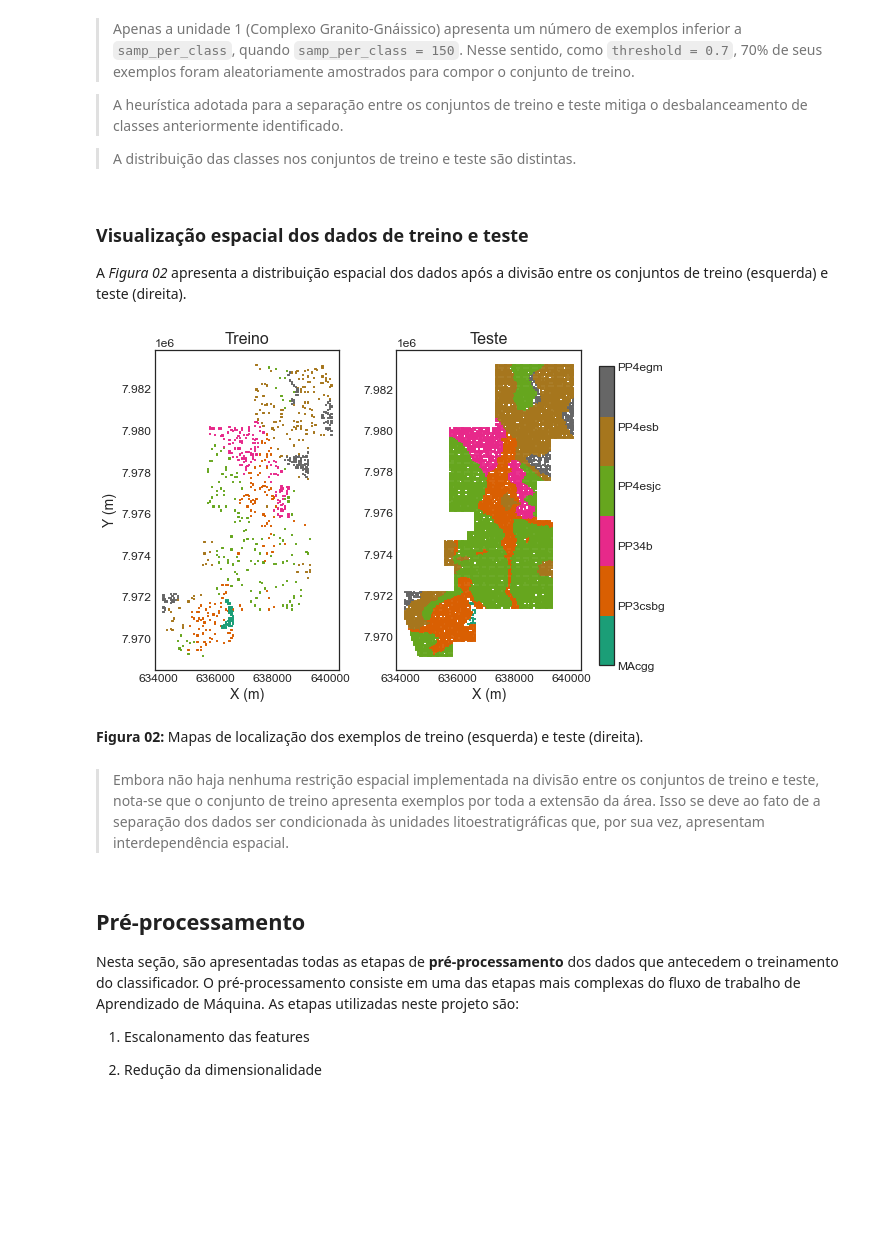
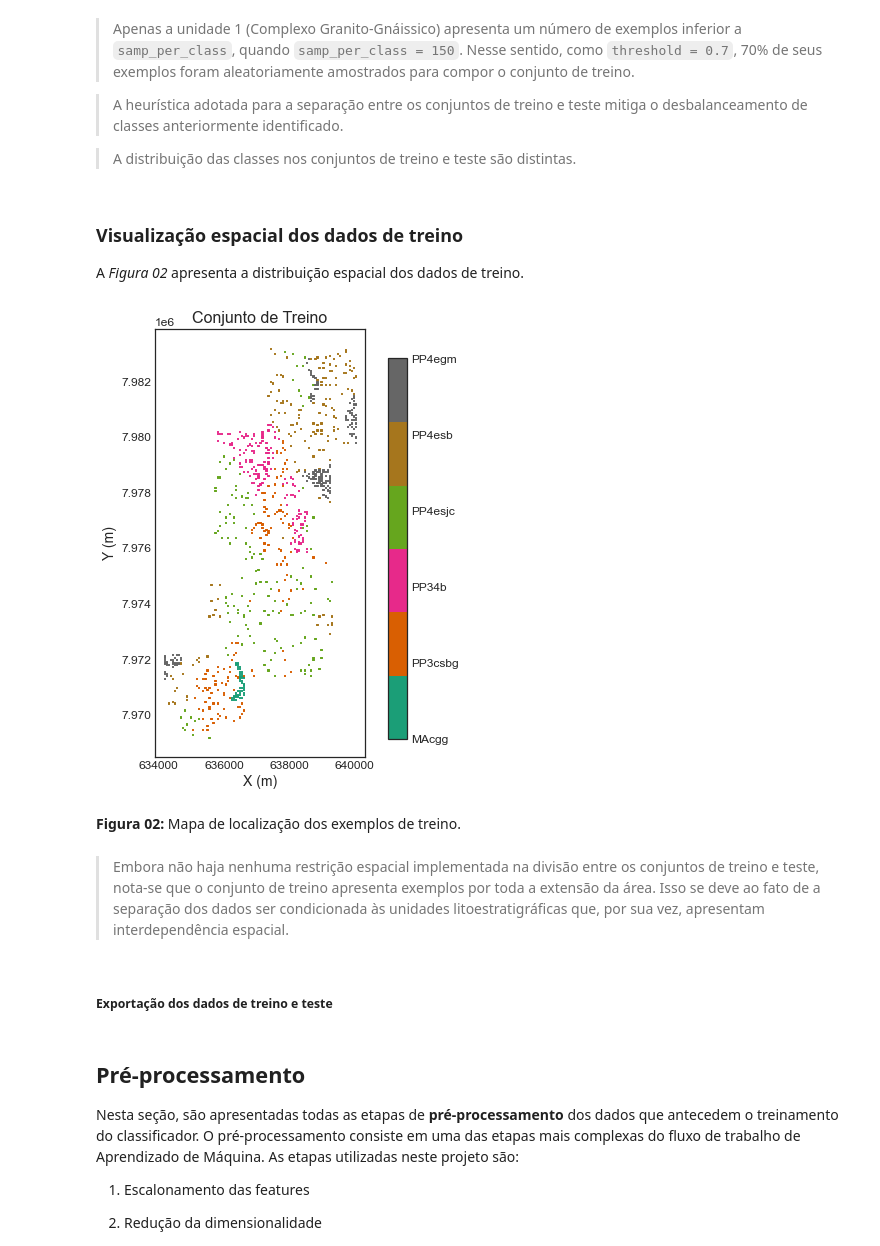
Before and after one commit to fnaghetini/Mapa-Preditivo, a Jupyter notebook: 2-predictive_litho_map.ipynb, the cells around one changed output. Drawn from its saved outputs; the diff is of its cells as text; code cells hidden in the pictures; blank space fills up the shorter version.

```diff
--- a/2-predictive_litho_map.ipynb
+++ b/2-predictive_litho_map.ipynb
@@ -248,35 +248,31 @@ if save_plots:
 
 > A distribuição das classes nos conjuntos de treino e teste são distintas.
 # %% [markdown]
-### Visualização espacial dos dados de treino e teste
+### Visualização espacial dos dados de treino
 
-A *Figura 02* apresenta a distribuição espacial dos dados após a divisão entre os conjuntos de treino (esquerda) e teste (direita).
+A *Figura 02* apresenta a distribuição espacial dos dados de treino.
 # %%
-fig, (ax1, ax2) = plt.subplots(nrows = 1, ncols = 2, figsize = (7, 5.5))
+plt.figure(figsize = (4, 7))
 
-# Mapa de localização dos exemplos de treino
-p1 = ax1.scatter(data = train, x = 'X', y = 'Y', c = 'TARGET', cmap = cm, s = sz, marker = mk)
-ax1.set_title('Treino', size = fs_title)
-ax1.set_xlabel('X (m)', size = 14)
-ax1.set_ylabel('Y (m)', size = 14)
-
-# Mapa de localização dos exemplos de teste
-p2 = ax2.scatter(data = test, x = 'X', y = 'Y', c = 'TARGET', cmap = cm, s = sz, marker = mk)
-cbar = fig.colorbar(p2, ax = ax2, use_gridspec = False, anchor = (7, 0))
+plt.scatter(data = train, x = 'X', y = 'Y', c = 'TARGET', cmap = cm, s = sz, marker = mk)
+plt.title('Conjunto de Treino', size = fs_title)
+plt.xlabel('X (m)', size = 14)
+plt.ylabel('Y (m)', size = 14)
+cbar = plt.colorbar(use_gridspec = False, anchor = (5, 0))
 cbar.ax.set_yticklabels(['MAcgg','PP3csbg','PP34b','PP4esjc','PP4esb','PP4egm'])
-ax2.set_title('Teste', size = fs_title)
-ax2.set_xlabel('X (m)', size = 14)
 
 plt.tight_layout()
 
 # salva mapas
 if save_plots:
     plt.savefig("figures/notebook2/Figura_02.png", dpi = 300);
 # %% [output]
-[figure, old version]
+[figure, new version]
 # %% [markdown]
 <p>
-    <b>Figura 02:</b> Mapas de localização dos exemplos de treino (esquerda) e teste (direita).
+    <b>Figura 02:</b> Mapa de localização dos exemplos de treino.
 </p>
 # %% [markdown]
 > Embora não haja nenhuma restrição espacial implementada na divisão entre os conjuntos de treino e teste, nota-se que o conjunto de treino apresenta exemplos por toda a extensão da área. Isso se deve ao fato de a separação dos dados ser condicionada às unidades litoestratigráficas que, por sua vez, apresentam interdependência espacial.
+# %% [markdown]
+##### Exportação dos dados de treino e teste
```
Also changed, not shown: parts of 13 cells of this notebook, 9 other files.
